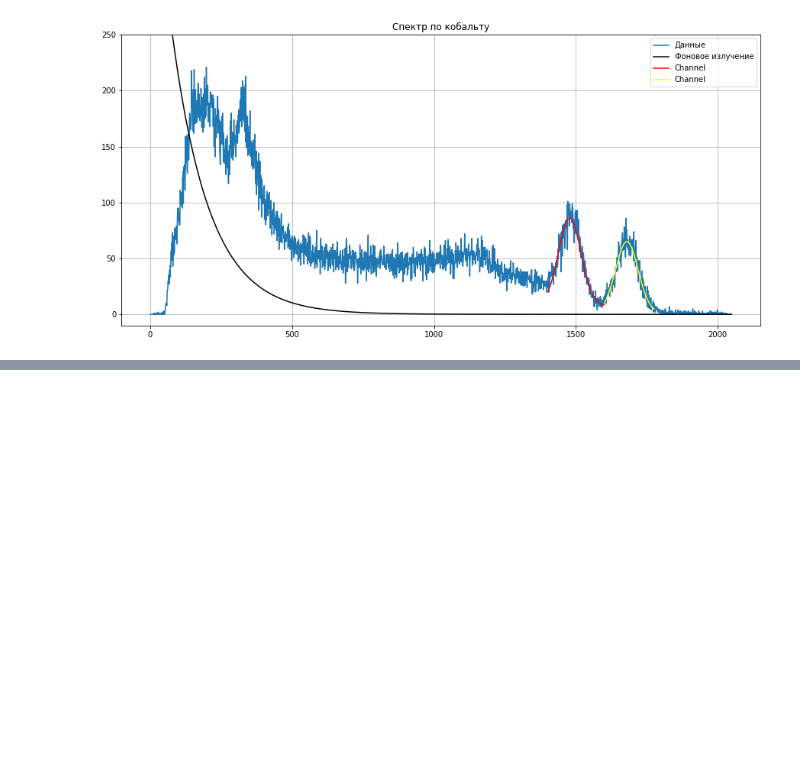
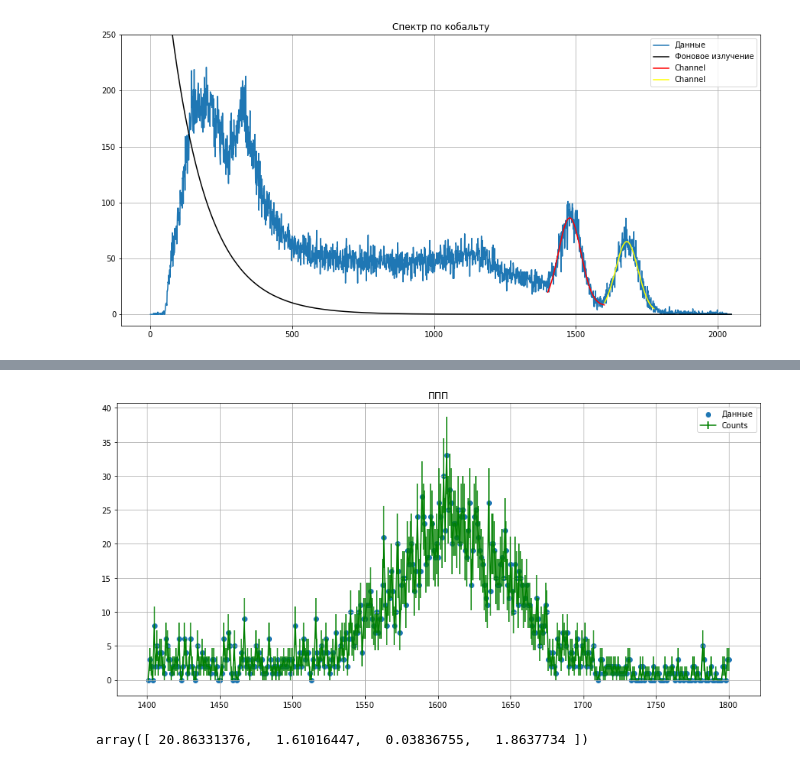
Before and after one commit to QDGeorge/Physics_Labs, a Jupyter notebook: 5sem/Lab_5_5_5/YetAnotherTry.ipynb, the cells around one changed output, grey strips where cells are left out. Drawn from its saved outputs; the diff is of its cells as text; code cells hidden in the pictures; blank space fills up the shorter version.

```diff
--- a/5sem/Lab_5_5_5/YetAnotherTry.ipynb
+++ b/5sem/Lab_5_5_5/YetAnotherTry.ipynb
@@ -159,0 +172,16 @@ $$
+# %%
+delta_1 = 1400
+delta_2 = 1800
+
+data_na_pp = data_na.iloc[delta_1:delta_2]
+draw(data_na_pp, 'ППП'.decode('utf-8'), True)
+plt.show()
+# %% [output]
+[figure, added]
+# %%
+popt_na_pp, pcov_na_pp = curve_fit(f = gauss_function_c,
+                                 xdata= data_na_pp['Channel'],
+                                 ydata=data_na_pp['Counts'], maxfev=10000)
+popt_na_pp
+# %% [output]
+array([ 20.86331376,   1.61016447,   0.03836755,   1.8637734 ])
```
Also changed, not shown: parts of 13 cells of this notebook, 1 other file.
